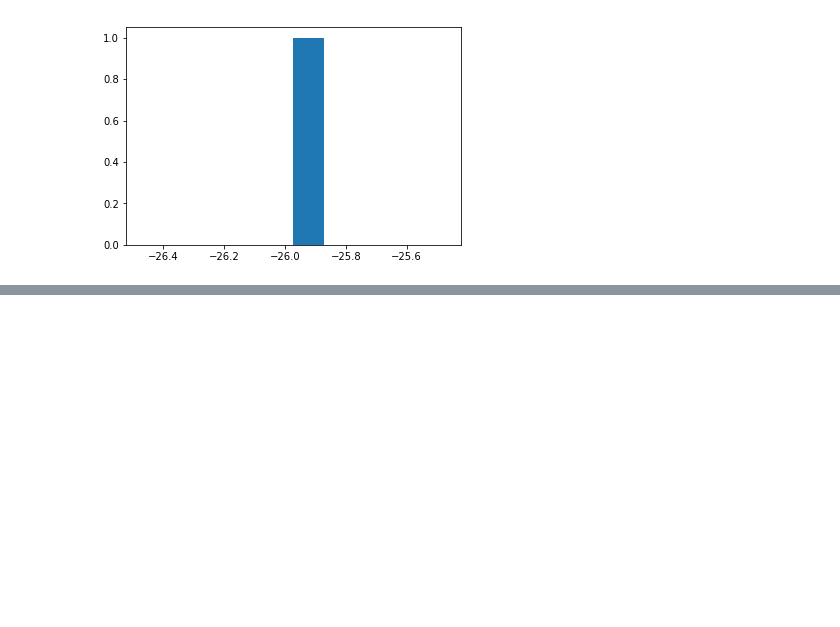
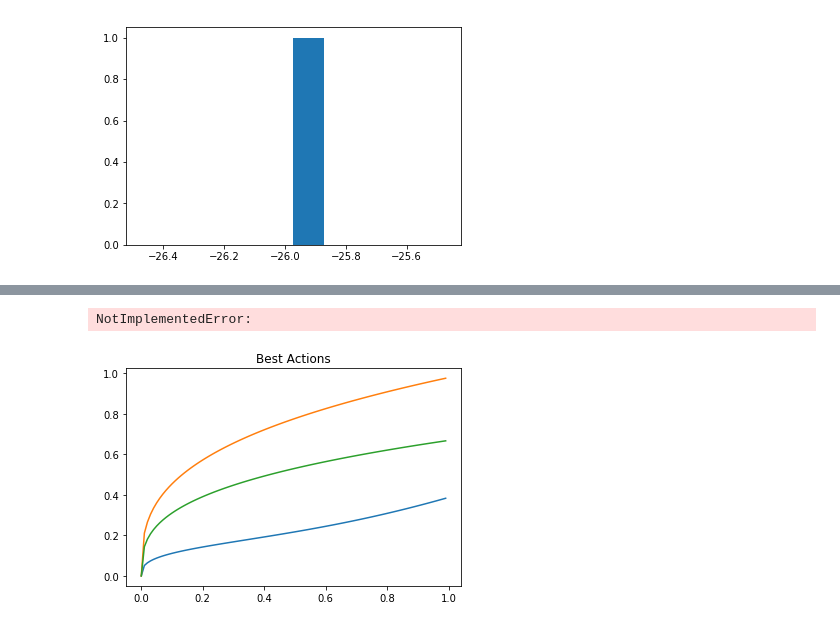
Before and after one commit to ygreif/bellmansrevenge, a Jupyter notebook: ParameterSearch.ipynb, the cells around one changed output, grey strips where cells are left out. Saved outputs shown, nothing was run; the diff lists cells and outputs as text; code cells hidden in the pictures; blank space fills up the shorter version.

```diff
--- a/ParameterSearch.ipynb
+++ b/ParameterSearch.ipynb
@@ -69,0 +161,39 @@ for r in results:
+# %%
+import tensorflow as tf
+from params import model
+from qtable import naf
+from policy import agent
+from policy import samples
+from envs.economy import jesusfv
+
+'''
+{'naf': {'learningParameters': {'compress': False,
+                                'discount': 0.95,
+                                'learning_rate': 0.01},
+         'nnpParameters': {'hidden_layers': [25],
+                           'nonlinearity': <function relu at 0x7f2b3616dde8>},
+         'nnqParameters': {'hidden_layers': [400],
+                           'nonlinearity': <function relu at 0x7f2b3616dde8>},
+         'nnvParameters': {'hidden_layers': [100],
+                           'nonlinearity': <function relu at 0x7f2b3616dde8>}},
+ 'strat': {'hi': 1.1, 'lo': 0.9, 'max_iters': 40}}
+'''
+params = {'naf': {'learningParameters': {'compress': True,
+                                'discount': 0.99,
+                                'learning_rate': 0.001},
+         'nnpParameters': {'hidden_layers': [5],
+                           'nonlinearity': tf.nn.tanh},
+         'nnqParameters': {'hidden_layers': [10],
+                           'nonlinearity': tf.nn.tanh},
+         'nnvParameters': {'hidden_layers': [200],
+                           'nonlinearity': tf.nn.tanh}},
+ 'strat': {'hi': 1.1, 'lo': 0.5, 'max_iters': 40}}
+
+
+q = naf.SetupNAF.setup(jesusfv, **params['naf'])
+memory = samples.Samples(10000)
+a = agent.Agent(q, memory)
+
+strat = agent.RelativeRangeStrat(**params['strat'])
+for episode in range(500):
+    print episode, a.episode(jesusfv, strat)
@@ -69,0 +218,8 @@ for r in results:
+# %%
+%matplotlib inline
+
+
+q.renderBestA()
+# %% [output]
+NotImplementedError:
+[figure, added]
```
Also changed, not shown: parts of 6 cells of this notebook, 3 other files.
